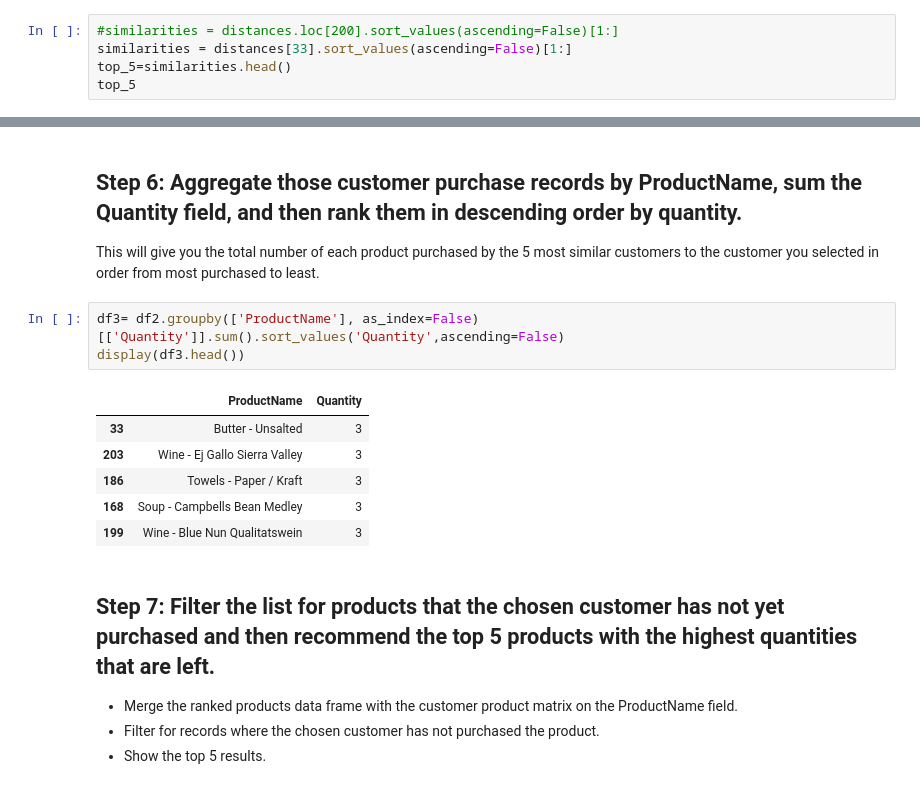
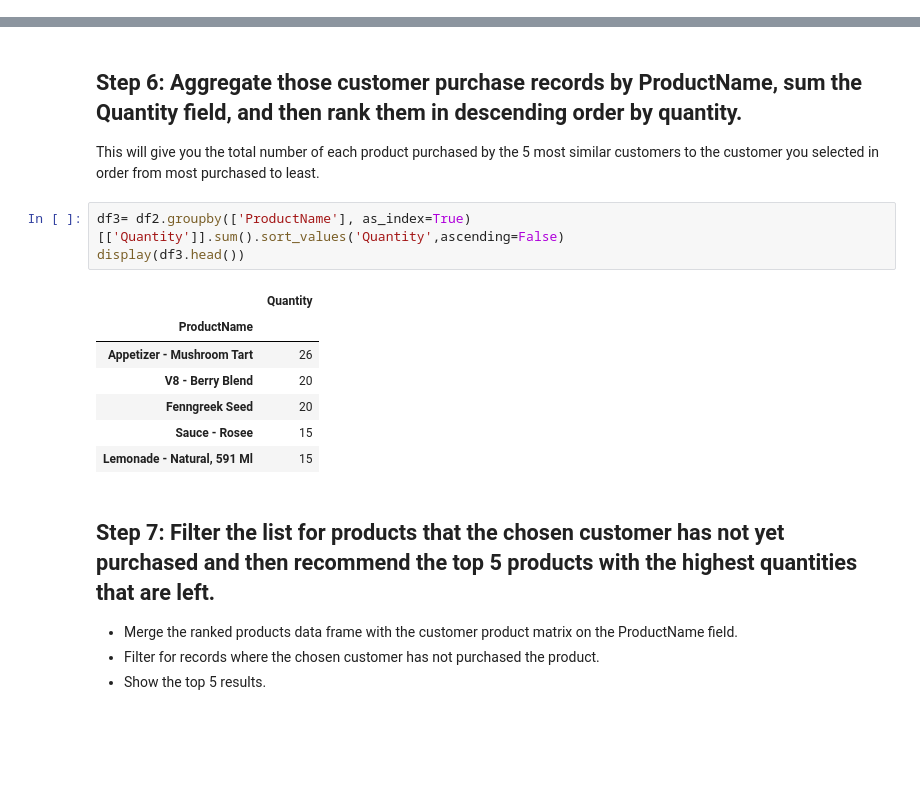
Before and after one commit to LauraRepullo/datamad0119, a Jupyter notebook: module-2/lab-intro-recommender-systems/your-code/main.ipynb, the cells around one changed output, grey strips where cells are left out. Cells and saved outputs as stored; diff of their text form; blank space fills up the shorter version.

```diff
--- a/module-2/lab-intro-recommender-systems/your-code/main.ipynb
+++ b/module-2/lab-intro-recommender-systems/your-code/main.ipynb
@@ -77,8 +77,3 @@ top_5 = distances[33].sort_values(ascending=False)[1:6]
 top_5.index
 # %% [output]
 Int64Index([264, 3535, 3317, 2503, 3305], dtype='int64', name='CustomerID')
-# %%
-#similarities = distances.loc[200].sort_values(ascending=False)[1:]
-similarities = distances[33].sort_values(ascending=False)[1:]
-top_5=similarities.head()
-top_5
@@ -119,15 +106,16 @@ df2
 
 This will give you the total number of each product purchased by the 5 most similar customers to the customer you selected in order from most purchased to least.
 # %%
-df3= df2.groupby(['ProductName'], as_index=False)[['Quantity']].sum().sort_values('Quantity',ascending=False)
+df3= df2.groupby(['ProductName'], as_index=True)[['Quantity']].sum().sort_values('Quantity',ascending=False)
 display(df3.head())
 # %% [output]
-|  | ProductName | Quantity |
-| 33 | Butter - Unsalted | 3 |
-| 203 | Wine - Ej Gallo Sierra Valley | 3 |
-| 186 | Towels - Paper / Kraft | 3 |
-| 168 | Soup - Campbells Bean Medley | 3 |
-| 199 | Wine - Blue Nun Qualitatswein | 3 |
+|  | Quantity |
+| ProductName |  |
+| Appetizer - Mushroom Tart | 26 |
+| V8 - Berry Blend | 20 |
+| Fenngreek Seed | 20 |
+| Sauce - Rosee | 15 |
+| Lemonade - Natural, 591 Ml | 15 |
 # %% [markdown]
 ## Step 7: Filter the list for products that the chosen customer has not yet purchased and then recommend the top 5 products with the highest quantities that are left.
 
```
Also changed, not shown: parts of 8 cells of this notebook.
